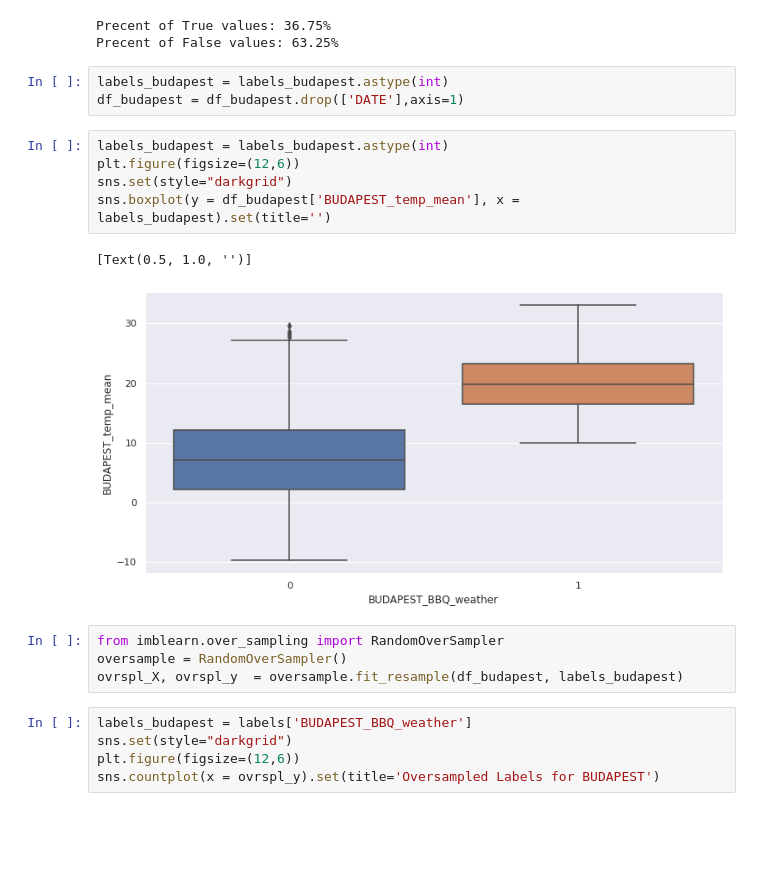
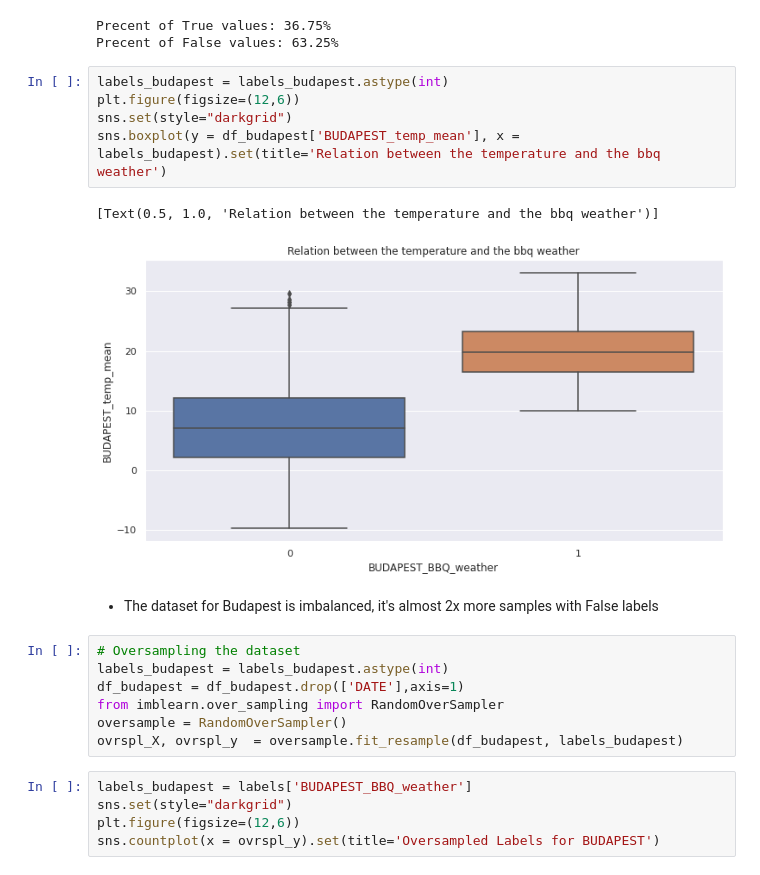
Before and after one commit to mkowalsky0/Weather_Prediction, a Jupyter notebook: weather-prediction.ipynb, the cells around one changed output. Drawn from its saved outputs; the diff is of its cells as text; blank space fills up the shorter version.

Commit message:
Kaggle Notebook | Weather_Prediction | Version 2

```diff
--- a/weather-prediction.ipynb
+++ b/weather-prediction.ipynb
@@ -168,21 +185,23 @@ print('Precent of False values: {0:.2f}%'.format(false_val/(true_val+false_val)*
 # %% [output]
 Precent of True values: 36.75%
 Precent of False values: 63.25%
+# %%
+labels_budapest = labels_budapest.astype(int)
+plt.figure(figsize=(12,6))
+sns.set(style="darkgrid")
+sns.boxplot(y = df_budapest['BUDAPEST_temp_mean'], x = labels_budapest).set(title='Relation between the temperature and the bbq weather')
+# %% [output]
+[Text(0.5, 1.0, 'Relation between the temperature and the bbq weather')]
+[figure, added]
+# %% [markdown]
+- The dataset for Budapest is imbalanced, it's almost 2x more samples with False labels
 # %%
+# Oversampling the dataset
 labels_budapest = labels_budapest.astype(int)
 df_budapest = df_budapest.drop(['DATE'],axis=1)
+from imblearn.over_sampling import RandomOverSampler
+oversample = RandomOverSampler()
+ovrspl_X, ovrspl_y  = oversample.fit_resample(df_budapest, labels_budapest)
-# %%
-labels_budapest = labels_budapest.astype(int)
-plt.figure(figsize=(12,6))
-sns.set(style="darkgrid")
-sns.boxplot(y = df_budapest['BUDAPEST_temp_mean'], x = labels_budapest).set(title='')
-# %% [output]
-[Text(0.5, 1.0, '')]
-[figure, removed]
-# %%
-from imblearn.over_sampling import RandomOverSampler
-oversample = RandomOverSampler()
-ovrspl_X, ovrspl_y  = oversample.fit_resample(df_budapest, labels_budapest)
 # %%
 labels_budapest = labels['BUDAPEST_BBQ_weather']
 sns.set(style="darkgrid")
```
Also changed, not shown: parts of 21 cells of this notebook.
